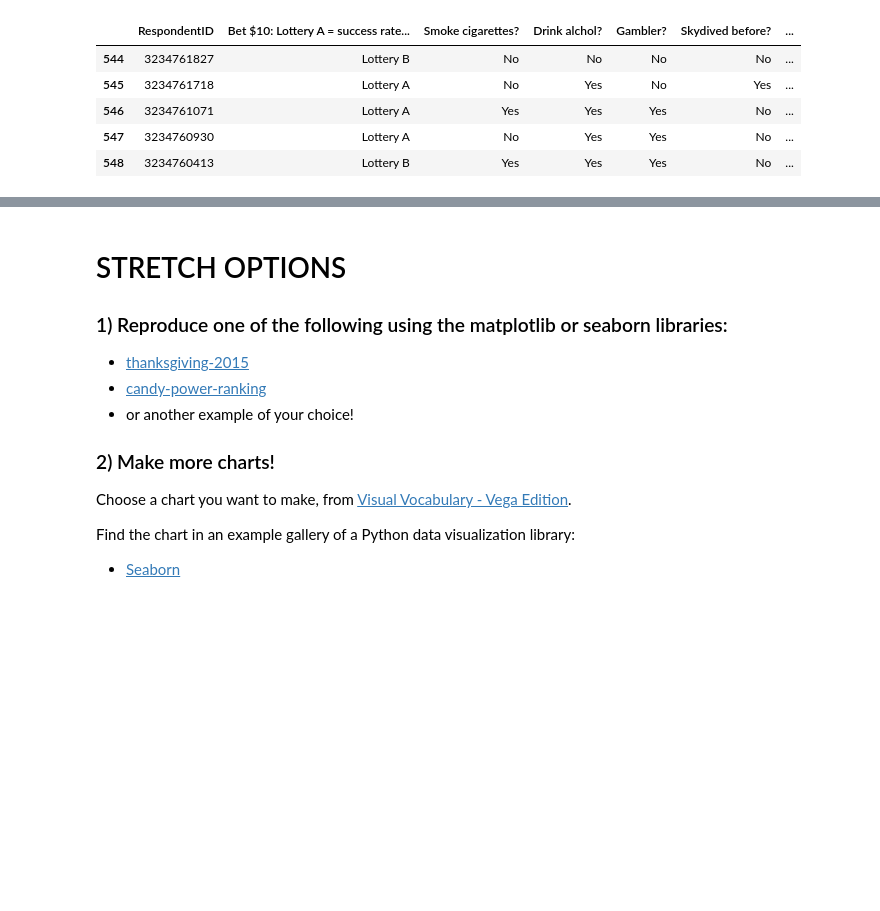
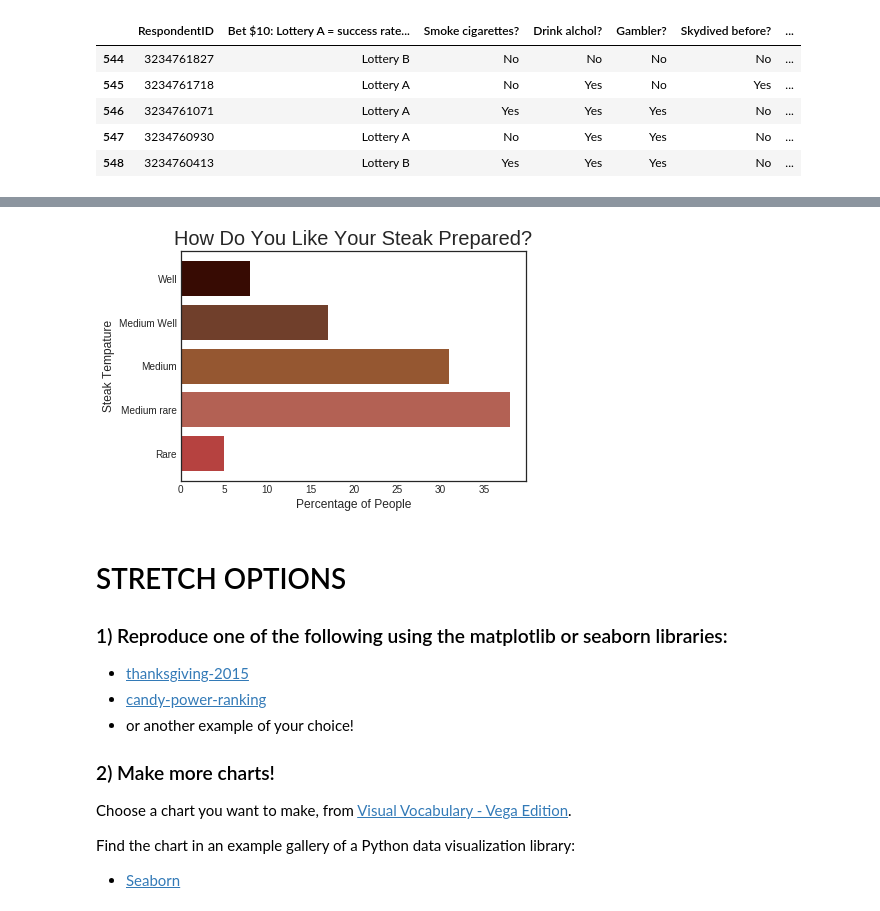
Before and after one commit to ChristianJJohnson/DS-Unit-1-Sprint-1-Data-Wrangling-and-Storytelling, a Jupyter notebook: Copy_of_LS_DS_114_Make_Explanatory_Visualizations_Assignment.ipynb, the cells around one changed output, grey strips where cells are left out. Drawn from its saved outputs; the diff is of its cells as text; code cells hidden in the pictures; blank space fills up the shorter version.

```diff
--- a/Copy_of_LS_DS_114_Make_Explanatory_Visualizations_Assignment.ipynb
+++ b/Copy_of_LS_DS_114_Make_Explanatory_Visualizations_Assignment.ipynb
@@ -362,3 +381,32 @@ lotto.tail()
+# %%
+label = np.array(['Rare','Medium rare', 'Medium', 'Medium Well', 'Well'])
+values = np.array([5,38,31,17,8])
+# %%
+plt.style.use('seaborn-white')
+
+# Create blank figure
+fig = plt.figure()
+
+ax = fig.add_axes([0.1, 0.1, 0.8, 0.8]) # add_axes([left, bottom, width, height] Range between 0 and 1))
+
+# Makes the bar chart
+plt.barh(label, values, color=['#B64240', '#B36154', '#955731', '#703F2B','#370B03'])
+# Label on the y axis
+ax.set_ylabel('Steak Tempature', fontsize=12)
+# Label on the x axis
+ax.set_xlabel('Percentage of People', fontsize=12)
+
+
+# Title of the Chart
+ax.set_title('How Do You Like Your Steak Prepared?', fontsize=20)
+# Suptitle of the Chart
+#("From a survey of 432 steak-eating Americans", fontsize=15)
+
+
+# Actually plt it out
+plt.show()
+# %% [output]
+[figure, added]
 # %% [markdown]
 # STRETCH OPTIONS
 
```
Also changed, not shown: parts of 3 cells of this notebook.
